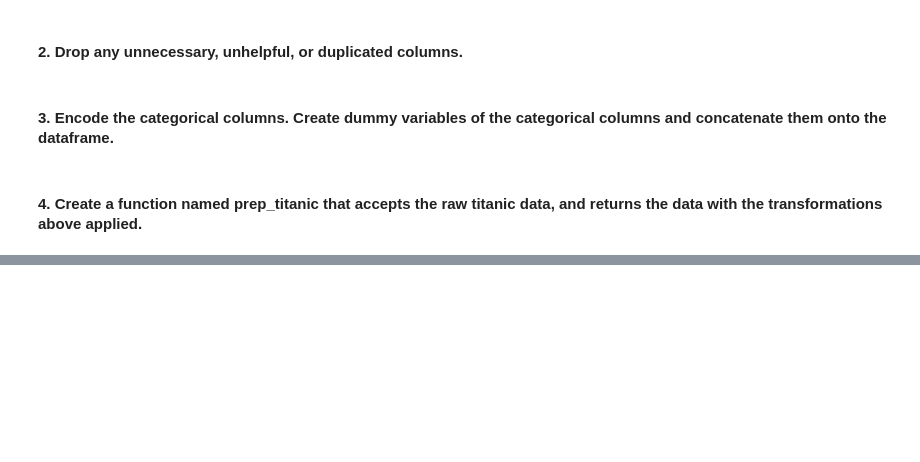
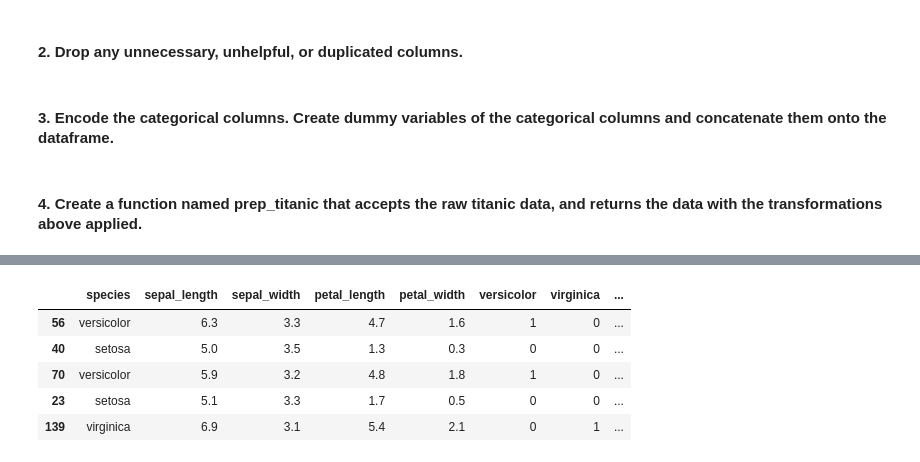
Before and after one commit to brentschriver/classification-exercises, a Jupyter notebook: classification-exercises.ipynb, the cells around one changed output, grey strips where cells are left out. Saved outputs shown, nothing was run; the diff lists cells and outputs as text; code cells hidden in the pictures; blank space fills up the shorter version.

```diff
--- a/classification-exercises.ipynb
+++ b/classification-exercises.ipynb
@@ -276,0 +386,9 @@ prep_telco(telco_df).head()
+# %%
+train.head()
+# %% [output]
+|  | species | sepal_length | sepal_width | petal_length | petal_width | versicolor | virginica | ... |
+| 56 | versicolor | 6.3 | 3.3 | 4.7 | 1.6 | 1 | 0 | ... |
+| 40 | setosa | 5.0 | 3.5 | 1.3 | 0.3 | 0 | 0 | ... |
+| 70 | versicolor | 5.9 | 3.2 | 4.8 | 1.8 | 1 | 0 | ... |
+| 23 | setosa | 5.1 | 3.3 | 1.7 | 0.5 | 0 | 0 | ... |
+| 139 | virginica | 6.9 | 3.1 | 5.4 | 2.1 | 0 | 1 | ... |
```
Also changed, not shown: parts of 63 cells of this notebook, 16 other files.
